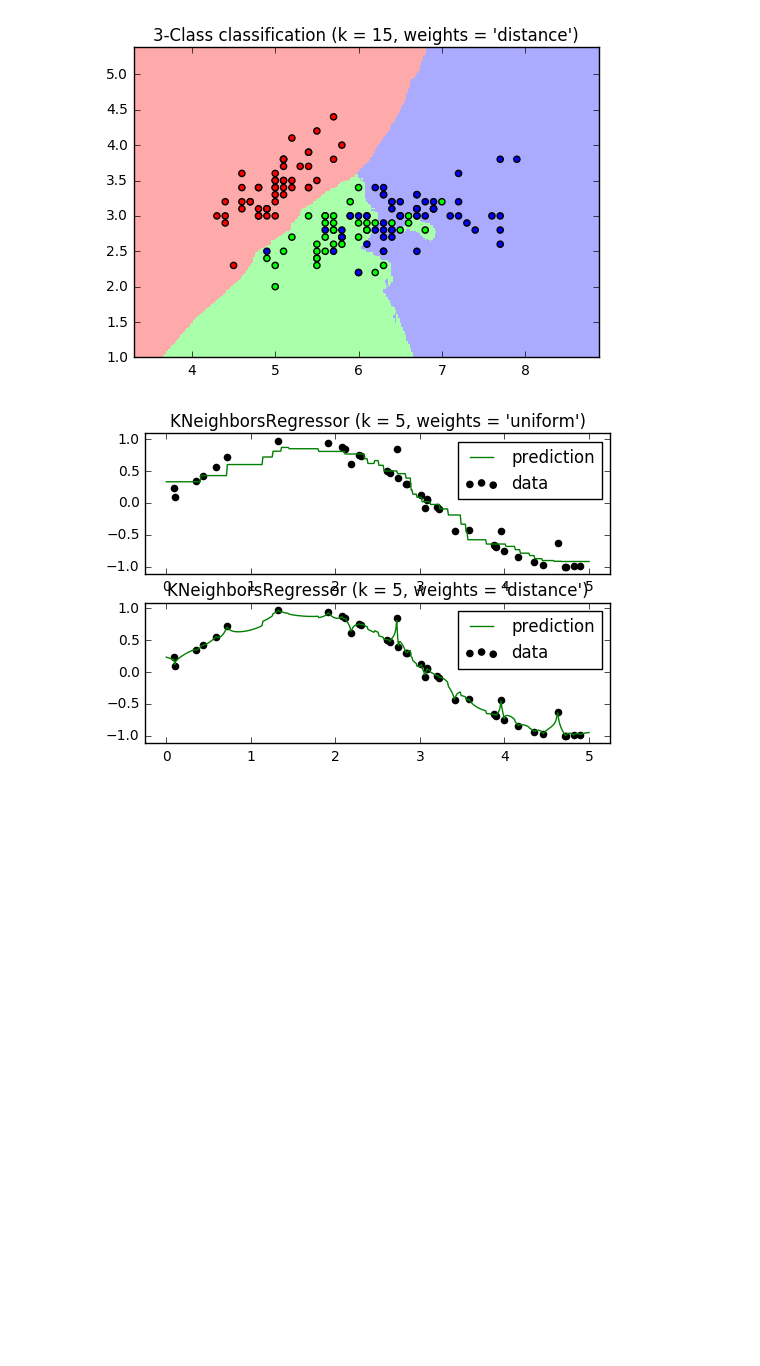
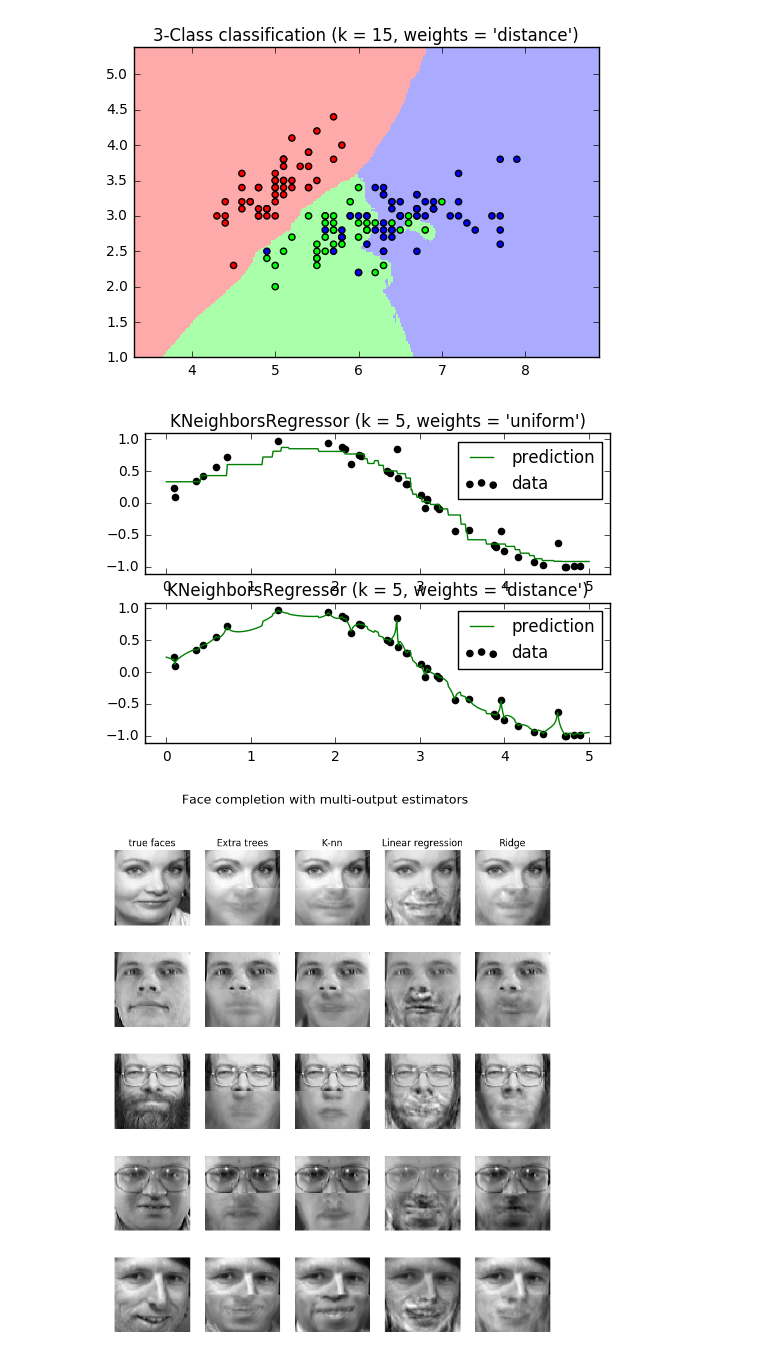
Before and after one commit to demonSong/kaggle, a Jupyter notebook: neighbors/code/Nearest Neighbors Classification && regression.ipynb, the cells around one changed output. Cells and saved outputs as stored; diff of their text form; code cells hidden in the pictures; blank space fills up the shorter version.

Commit message:
regression

```diff
--- a/neighbors/code/Nearest Neighbors Classification && regression.ipynb
+++ b/neighbors/code/Nearest Neighbors Classification && regression.ipynb
@@ -98,0 +95,87 @@ targets = data.target
+# %%
+# load the faces datasets
+data = fetch_olivetti_faces()
+targets = data.target
+
+# data.images [400,64,64] reshape data [400,4096]
+data = data.images.reshape(len(data.images),-1)
+
+
+train = data[targets <30]
+test = data[targets >=30]
+
+# 随机选取5张图做测试
+n_faces = 5
+rng = check_random_state(4)
+face_ids = rng.randint(test.shape[0],size=(n_faces,)) # 随机产生大小为size的矩阵【row,col】，范围在[0,test.shape[0]）之间
+test = test[face_ids,:]
+
+n_pixels = data.shape[1]
+
+# 图的上半部分作为输入向量
+X_train = train[:, :np.ceil(0.5 * n_pixels)]  # Upper half of the faces
+# 图的下半部分作为输出向量
+y_train = train[:, np.floor(0.5 * n_pixels):]  # Lower half of the faces
+
+# 预测输入向量
+X_test = test[:, :np.ceil(0.5 * n_pixels)]
+# 预测输出向量
+y_test = test[:, np.floor(0.5 * n_pixels):]
+
+# 真是个恐怖的实验。。。这些分类器想要根据人脸的上半部分生成人脸的下边部分。
+
+# fit estimators 对比四种分类器分类效果
+ESTIMATORS = {
+    "Extra trees": ExtraTreesRegressor(n_estimators=10, max_features=32,
+                                       random_state=0),
+    "K-nn": KNeighborsRegressor(),
+    "Linear regression": LinearRegression(),
+    "Ridge": RidgeCV(),
+}
+
+y_test_predict = dict()
+
+for name,estimator in ESTIMATORS.items():
+    estimator.fit(X_train,y_train)
+    y_test_predict[name] = estimator.predict(X_test)
+
+# Plot the completed faces
+image_shape = (64, 64)
+
+n_cols = 1 + len(ESTIMATORS)
+plt.figure(figsize=(2. * n_cols, 2.26 * n_faces))
+plt.suptitle("Face completion with multi-output estimators", size=16)
+
+for i in range(n_faces):
+    true_face = np.hstack((X_test[i], y_test[i]))
+
+    if i:
+        sub = plt.subplot(n_faces, n_cols, i * n_cols + 1)
+    else:
+        sub = plt.subplot(n_faces, n_cols, i * n_cols + 1,
+                          title="true faces")
+
+
+    sub.axis("off")
+    sub.imshow(true_face.reshape(image_shape),
+               cmap=plt.cm.gray,
+               interpolation="nearest")
+
+    for j, est in enumerate(sorted(ESTIMATORS)):
+        completed_face = np.hstack((X_test[i], y_test_predict[est][i]))
+
+        if i:
+            sub = plt.subplot(n_faces, n_cols, i * n_cols + 2 + j)
+
+        else:
+            sub = plt.subplot(n_faces, n_cols, i * n_cols + 2 + j,
+                              title=est)
+
+        sub.axis("off")
+        sub.imshow(completed_face.reshape(image_shape),
+                   cmap=plt.cm.gray,
+                   interpolation="nearest")
+
+plt.show()
+# %% [output]
+[figure, added]
```
Also changed, not shown: parts of 1 cell of this notebook.
